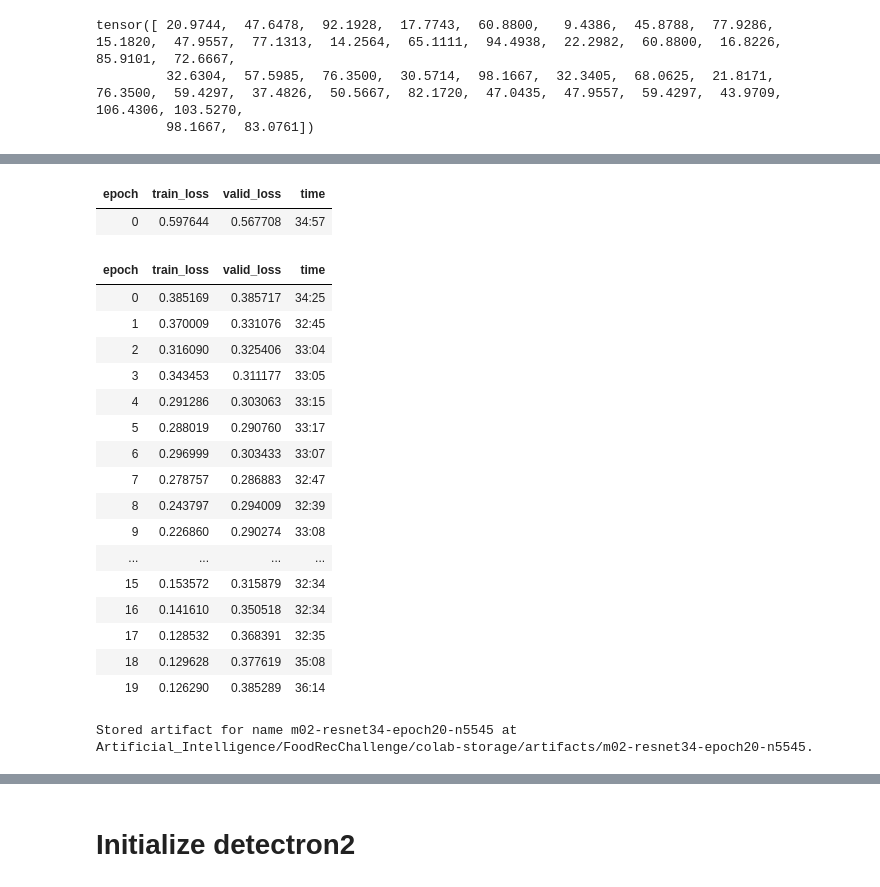
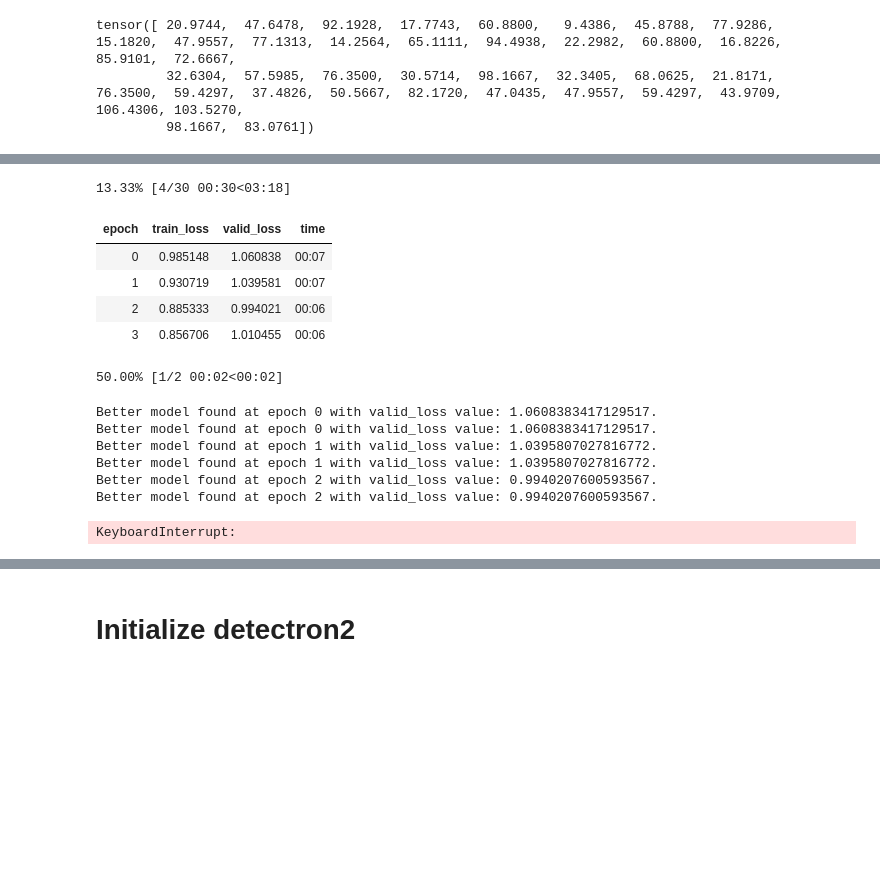
Before and after one commit to GollyTicker/Food-Recognition-Challenge, a Jupyter notebook: Starter_Kit.ipynb, the cells around one changed output, grey strips where cells are left out. Saved outputs shown, nothing was run; the diff lists cells and outputs as text; code cells hidden in the pictures; blank space fills up the shorter version.

Commit message:
added callbacks for saving best validation loss model and model at end

```diff
--- a/Starter_Kit.ipynb
+++ b/Starter_Kit.ipynb
@@ -675,9 +677,12 @@ Annotation: dict_keys(['id', 'image_id', 'category_id', 'segmentation', 'area',
 # %%
-N = 5545
+N_ALL = 5545
+N = 20
 choice = np.linspace(0,len(image_ids)-1,N,dtype=np.int16)
 tiny_train_imids = [image_ids[ci] for ci in choice]
-# tiny_train_imids, N = [12886,22949,49145,54634], 4
+#tiny_train_imids, N = [12886,22949,49145,54634], 4
 assert len(tiny_train_imids) == N
+
+# TODO. we are splitting the train into train / val again. We could now use the aicrowd validation set as the test set.
 
 # create currently trained on dataset
 for imid in tiny_train_imids:
@@ -1154,10 +1161,15 @@ learn = unet_learner(
   pretrained=True,
   wd = 0.05,
   # normalize = true ?
-  loss_func = loss_func # norm over segmentation. but sum over batch
-  # todo. use proper loss here
-  # lambda x, y: torch.mean torch.linalg.norm(x - y])
-  # cnn: loss_func = lambda x, y: torch.linalg.norm(x - y[:,:,y.shape[2]//2,y.shape[3]//2]) # y.shape = (bs, N_CLASSES, IMG_SIZE, IMG_SIZE)
+
+  loss_func = loss_func,
+  # norm over segmentation. but sum over batch
+
+  cbs = [
+    SaveModelCallback(fname="test-end", at_end=True),
+    SaveModelCallback(fname="test-valid-best"),
+    TerminateOnNaNCallback()
+  ]
 )
 
 print(learn.model,learn.summary())
@@ -1206,61 +1218,55 @@ m02 = "m02resnet34-epoch30-n1000"
 m03 = "m02-resnet34-epoch20-n5545"
 mcurr = "current" # only for temporary uage. not stored in storage
 
-modelToTrain = m03
+modelToTrain = mcurr
 
 if modelToTrain in storage_list_artifacts() and not FORCE_TRAIN and modelToTrain != mcurr:
   storage_retrieve_artifact_by_name(modelToTrain)
   learn = learn.load(modelToTrain)
 else:
+  # currently experiemented with temporary training procedure
   if modelToTrain == mcurr:
-    learn.fine_tune(2)
+    learn.fine_tune(70, freeze_epochs=30)
 
   elif modelToTrain == m00:
-    learn.fine_tune(5)
-    learn.save(modelToTrain)
+    learn.fine_tune(5, freeze_epochs=1)
 
   elif modelToTrain == m01:
-    learn.fine_tune(700)
+    learn.fine_tune(700, freeze_epochs=1)
 
   elif modelToTrain == m02:
-    learn.fine_tune(30)
+    learn.fine_tune(30, freeze_epochs=1)
 
   elif modelToTrain == m03:
-    learn.fine_tune(20)
+    learn.fine_tune(20, freeze_epochs=1)
 
   else:
     # learn.show_training_loop()
     # learn.fine_tune(10)
     # learn.fit_one_cycle(5)
 
     # learn.show_results()
     # todo. cannot show tensor multi-segmentation mask. need to define custom class for that
     raise NotImplementedError
 
   learn.save(modelToTrain)
   if modelToTrain != mcurr:
     storage_store_artifact_by_name(Path("curr") / "models" / (modelToTrain + ".pth"), modelToTrain, force=True)
 # %% [output]
+13.33% [4/30 00:30<03:18]
 | epoch | train_loss | valid_loss | time |
-| 0 | 0.597644 | 0.567708 | 34:57 |
+| 0 | 0.985148 | 1.060838 | 00:07 |
+| 1 | 0.930719 | 1.039581 | 00:07 |
+| 2 | 0.885333 | 0.994021 | 00:06 |
+| 3 | 0.856706 | 1.010455 | 00:06 |
-| epoch | train_loss | valid_loss | time |
-| 0 | 0.385169 | 0.385717 | 34:25 |
-| 1 | 0.370009 | 0.331076 | 32:45 |
-| 2 | 0.316090 | 0.325406 | 33:04 |
-| 3 | 0.343453 | 0.311177 | 33:05 |
-| 4 | 0.291286 | 0.303063 | 33:15 |
-| 5 | 0.288019 | 0.290760 | 33:17 |
-| 6 | 0.296999 | 0.303433 | 33:07 |
-| 7 | 0.278757 | 0.286883 | 32:47 |
-| 8 | 0.243797 | 0.294009 | 32:39 |
-| 9 | 0.226860 | 0.290274 | 33:08 |
-| ... | ... | ... | ... |
-| 15 | 0.153572 | 0.315879 | 32:34 |
-| 16 | 0.141610 | 0.350518 | 32:34 |
-| 17 | 0.128532 | 0.368391 | 32:35 |
-| 18 | 0.129628 | 0.377619 | 35:08 |
-| 19 | 0.126290 | 0.385289 | 36:14 |
-Stored artifact for name m02-resnet34-epoch20-n5545 at Artificial_Intelligence/FoodRecChallenge/colab-storage/artifacts/m02-resnet34-epoch20-n5545.
+50.00% [1/2 00:02<00:02]
+Better model found at epoch 0 with valid_loss value: 1.0608383417129517.
+Better model found at epoch 0 with valid_loss value: 1.0608383417129517.
+Better model found at epoch 1 with valid_loss value: 1.0395807027816772.
+Better model found at epoch 1 with valid_loss value: 1.0395807027816772.
+Better model found at epoch 2 with valid_loss value: 0.9940207600593567.
+Better model found at epoch 2 with valid_loss value: 0.9940207600593567.
+KeyboardInterrupt:
 # %%
 # TODOs.
 # * early stopping
```
Also changed, not shown: parts of 17 cells of this notebook.
